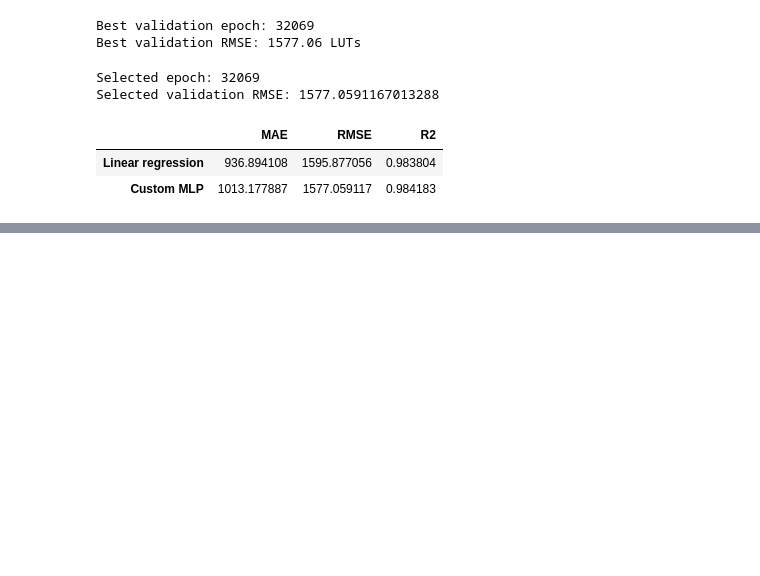
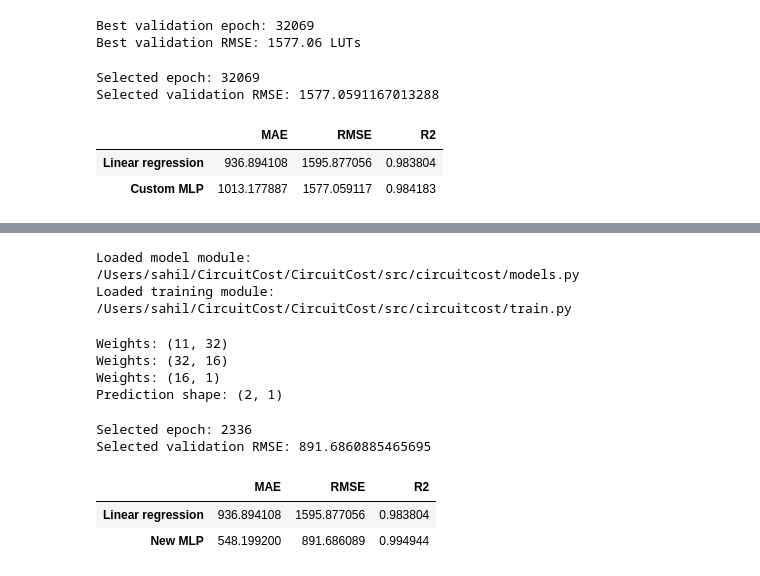
Before and after one commit to sahilbhatt89/CircuitCost, a Jupyter notebook: Notebboks/dataPrep.ipynb, the cells around one changed output, grey strips where cells are left out. Drawn from its saved outputs; the diff is of its cells as text; code cells hidden in the pictures; blank space fills up the shorter version.

```diff
--- a/Notebboks/dataPrep.ipynb
+++ b/Notebboks/dataPrep.ipynb
@@ -550,0 +630,78 @@ display(results)
+# %%
+#updated architecture
+import importlib
+import numpy as np
+import pandas as pd
+
+import circuitcost.models as models
+import circuitcost.train as training
+
+importlib.reload(models)
+importlib.reload(training)
+
+print("Loaded model module:", models.__file__)
+print("Loaded training module:", training.__file__)
+# %% [output]
+Loaded model module: /Users/sahil/CircuitCost/CircuitCost/src/circuitcost/models.py
+Loaded training module: /Users/sahil/CircuitCost/CircuitCost/src/circuitcost/train.py
+# %%
+np.random.seed(42)
+
+trial_model = models.NeuralNetworks(
+    n_inputs=X_train_scaled.shape[1]
+)
+
+for layer in trial_model.layers:
+    if hasattr(layer, "weights"):
+        print("Weights:", layer.weights.shape)
+
+print(
+    "Prediction shape:",
+    trial_model.forward(X_train_scaled[:2]).shape
+)
+# %% [output]
+Weights: (11, 32)
+Weights: (32, 16)
+Weights: (16, 1)
+Prediction shape: (2, 1)
+# %%
+trial_history = training.train_model(
+    trial_model,
+    X_train_scaled,
+    y_train,
+    X_val_scaled,
+    y_val,
+    epochs=50000,
+    learning_rate=0.000001,
+)
+
+print("Selected epoch:", trial_history["best_epoch"])
+
+print(
+    "Selected validation RMSE:",
+    np.sqrt(trial_history["best_val_loss"])
+)
+# %% [output]
+Selected epoch: 2336
+Selected validation RMSE: 891.6860885465695
+# %%
+trial_predictions = trial_model.forward(
+    X_val_scaled
+).ravel()
+
+linear_predictions = linear_model.predict(X_val_scaled)
+
+trial_results = pd.DataFrame({
+    "Linear regression": evaluate_predictions(
+        y_val, linear_predictions
+    ),
+    "New MLP": evaluate_predictions(
+        y_val, trial_predictions
+    ),
+}).T
+
+display(trial_results)
+# %% [output]
+|  | MAE | RMSE | R2 |
+| Linear regression | 936.894108 | 1595.877056 | 0.983804 |
+| New MLP | 548.199200 | 891.686089 | 0.994944 |
```
Also changed, not shown: parts of 3 cells of this notebook, 1 other file.
